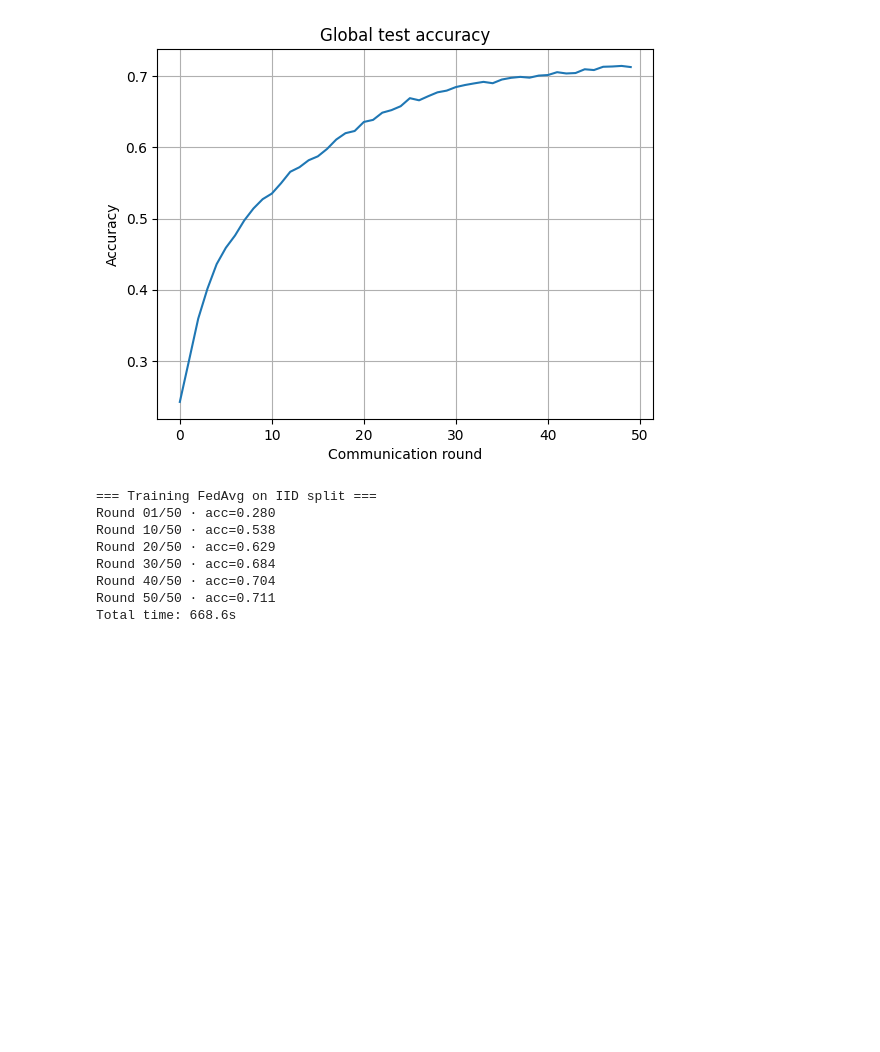
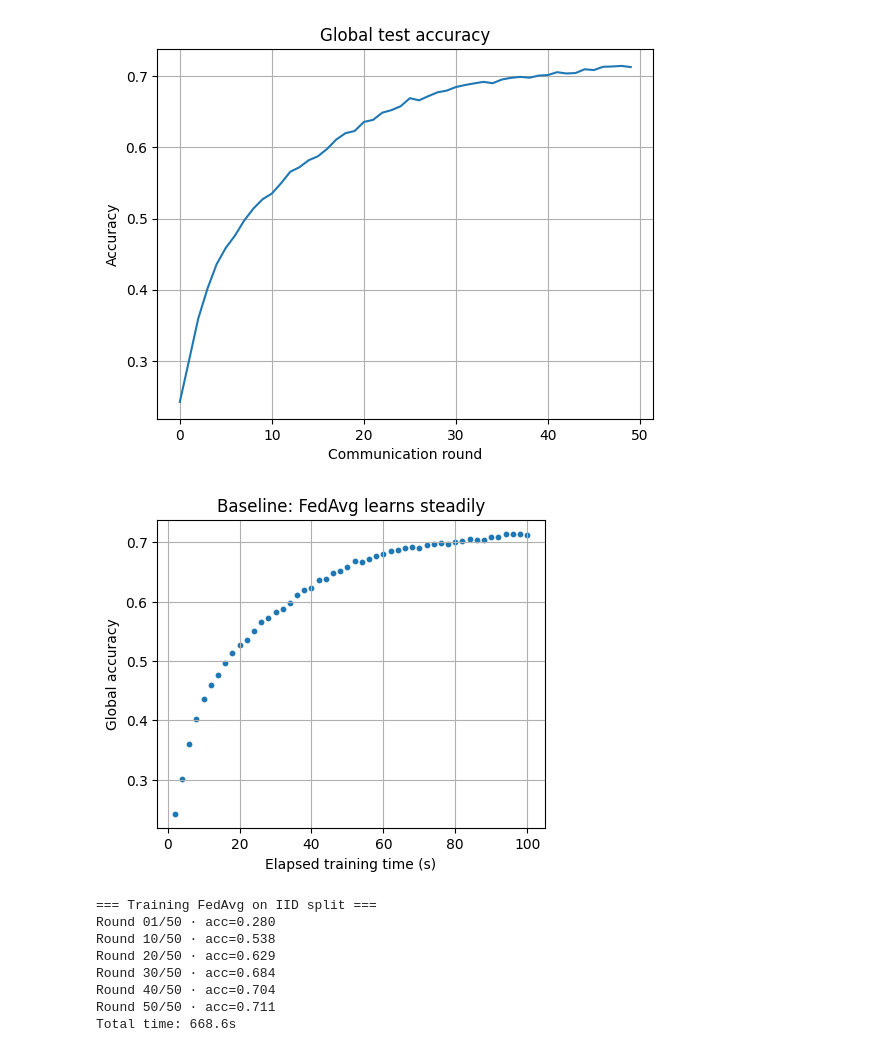
Before and after one commit to lucaznguyen/heterogeneous-federated-learning, a Jupyter notebook: Hetero-FL.ipynb, the cells around one changed output. Drawn from its saved outputs; the diff is of its cells as text; code cells hidden in the pictures; blank space fills up the shorter version.

```diff
--- a/Hetero-FL.ipynb
+++ b/Hetero-FL.ipynb
@@ -126,6 +126,19 @@ Round 40/50 · acc=0.701
 Round 50/50 · acc=0.713
 Total time: 704.8s
 [figure]
+# %%
+# ============================================================
+# 0‑06 📉  Training‑time vs accuracy scatter
+# ============================================================
+plt.figure(figsize=(5,4))
+times = np.cumsum([0]+[2]*50)  # ≈ 2 s per communication round (rough CPU run)
+plt.scatter(times[1:], server.hist, s=10)
+plt.title('Baseline: FedAvg learns steadily')
+plt.xlabel('Elapsed training time (s)')
+plt.ylabel('Global accuracy')
+plt.grid(); plt.show()
+# %% [output]
+[figure, added]
 # %%
 # ============================================================
 # 1‑01  Dirichlet & label‑skew partition helpers
```
Also changed, not shown: parts of 12 cells of this notebook.
